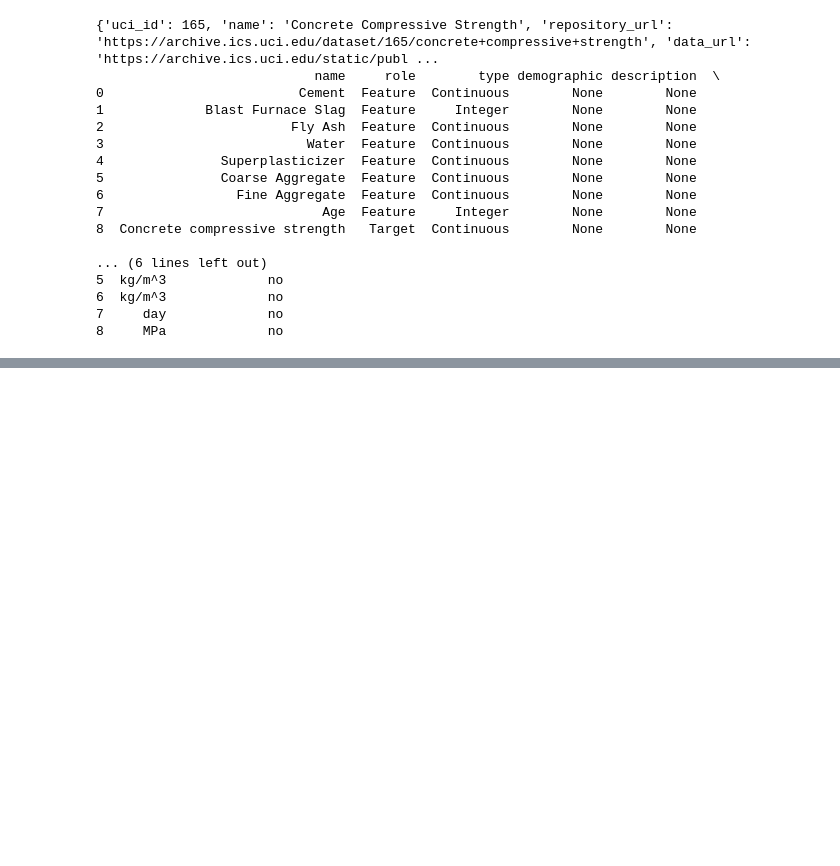
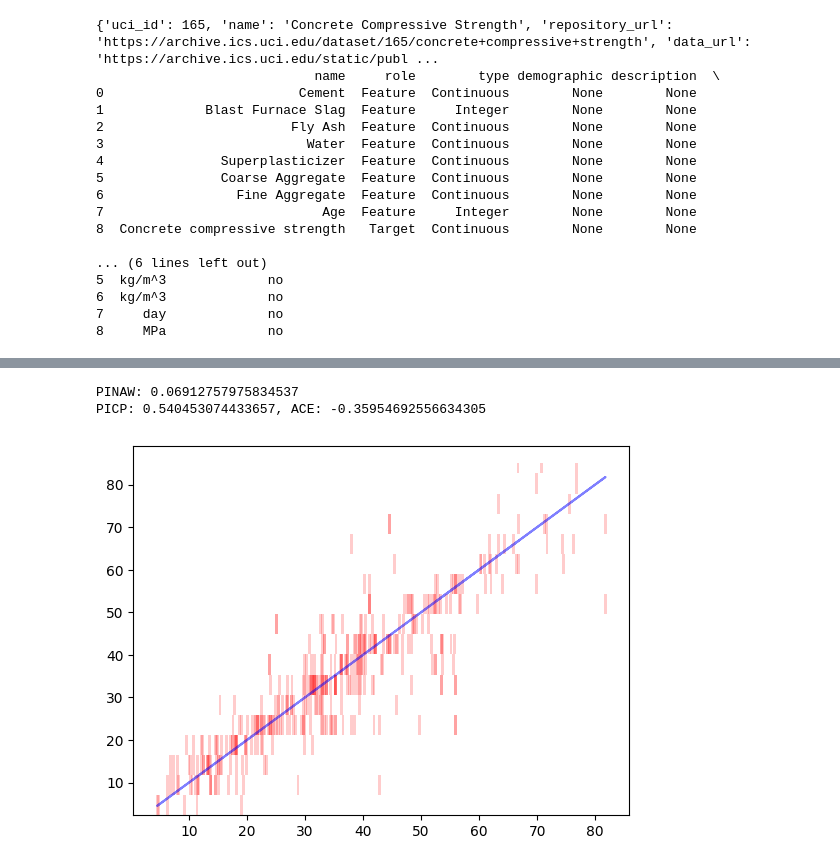
Before and after one commit to batuceng/max_quantile, a Jupyter notebook: concrete_classifier.ipynb, the cells around one changed output, grey strips where cells are left out. Drawn from its saved outputs; the diff is of its cells as text; code cells hidden in the pictures; blank space fills up the shorter version.

```diff
--- a/concrete_classifier.ipynb
+++ b/concrete_classifier.ipynb
@@ -270,0 +273,6 @@ tensor([ 5, 10,  7,  7,  2,  6,  5,  6,  7,  5,  5,  4,  7,  4,  4,  4,  4,  6,
+# %%
+calculate_metrics_plot(model, test_x_tr, test_y_scalar, bin_edges, intervals, tau=0.9,gaussian_filter=False)
+# %% [output]
+PINAW: 0.06912757975834537
+PICP: 0.540453074433657, ACE: -0.35954692556634305
+[figure, added]
```
Also changed, not shown: parts of 16 cells of this notebook, 1 other file.
